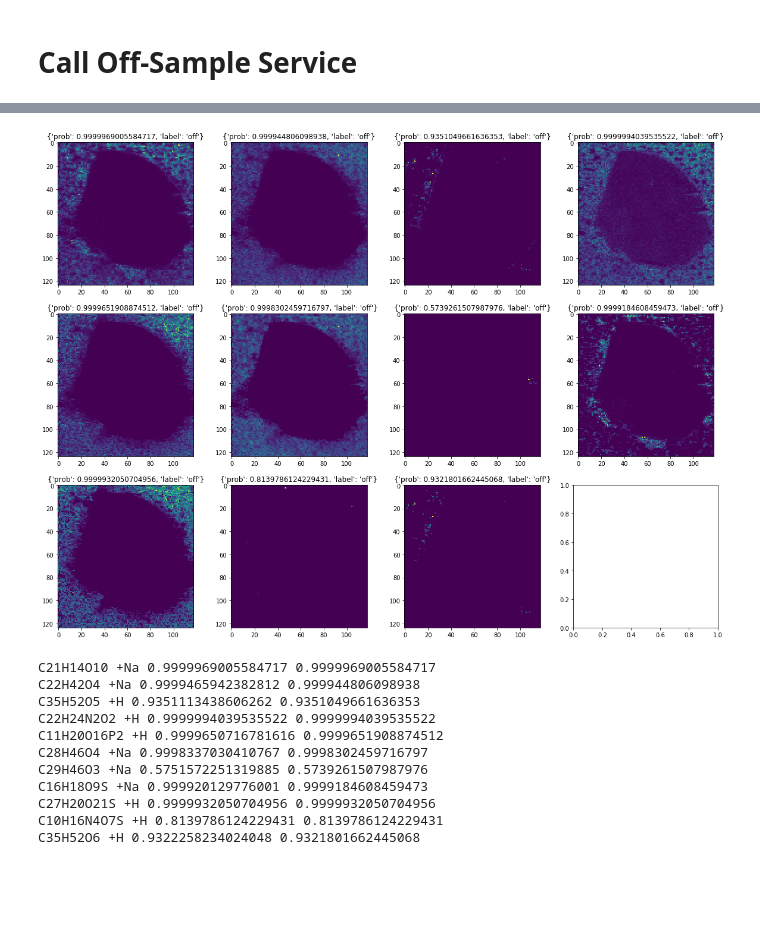
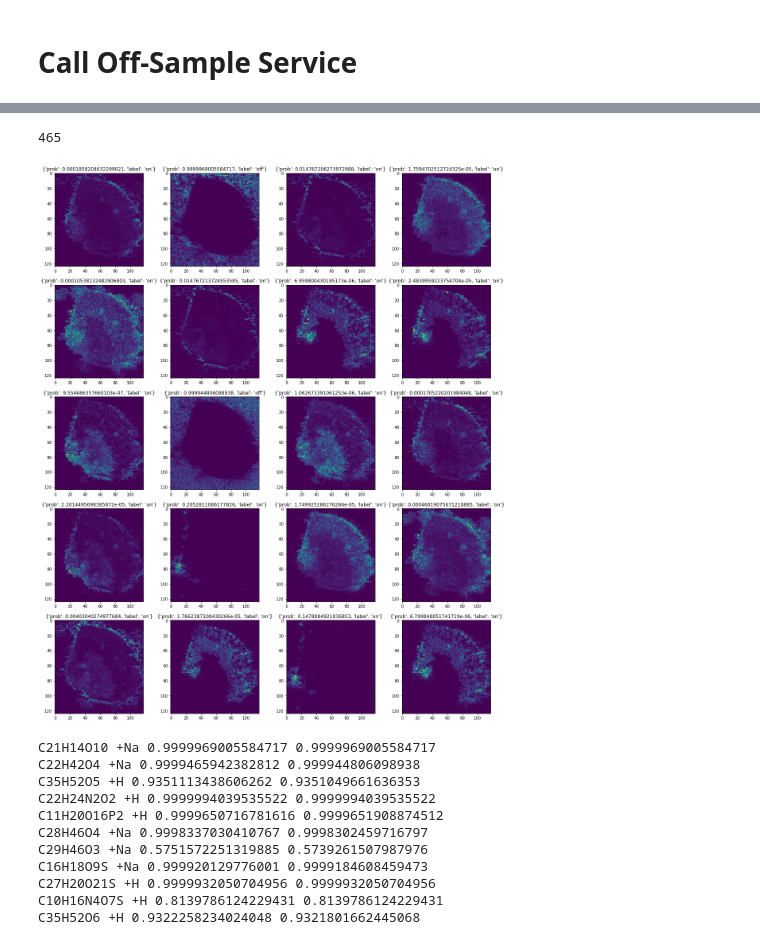
Before and after one commit to metaspace2020/metaspace, a Jupyter notebook: metaspace/python-client/example/explore_off_sample_results.ipynb, the cells around one changed output, grey strips where cells are left out. Drawn from its saved outputs; the diff is of its cells as text; code cells hidden in the pictures; blank space fills up the shorter version.

Commit message:
update off sample wrapper to use pool of threads to talk to API
* updated the example notebook in python-client

```diff
--- a/metaspace/python-client/example/explore_off_sample_results.ipynb
+++ b/metaspace/python-client/example/explore_off_sample_results.ipynb
@@ -86,14 +109,0 @@ len(off_sample_preds), len(ds_images)
-# %%
-ann_docs = []
-for img in ds_images:
-    formula = img._sf
-    adduct = img._adduct
-    pred = off_sample_preds[(formula, adduct)]
-    ann_docs.append({
-        'formula': formula,
-        'adduct': adduct,
-        'image': next(iter(img)),
-        'image_url': img._urls[0],
-        **pred
-    })
-len(ann_docs)
@@ -168,0 +194,3 @@ from sm.engine import off_sample_wrapper
+# %%
+images = [d['image'] for d in ann_docs]
+len(images)
@@ -169,2 +203,3 @@ from sm.engine import off_sample_wrapper
 # %%
-off_sample_wrapper.api_endpoint = 'http://off-sample-api-load-balancer-630496755.eu-west-1.elb.amazonaws.com/off-sample'
+api_endpoint = 'http://off-sample-api-load-balancer-630496755.eu-west-1.elb.amazonaws.com/off-sample'
+classify_images = make_classify_images(api_endpoint, numpy_to_pil)
@@ -190,0 +206,3 @@ preds
+# %%
+%%time
+preds = classify_images(images)
@@ -191,7 +212,11 @@ preds
+# %%
+len(preds)
+# %% [output]
+465
 # %%
-plot_images(off_images, preds)
+plot_images(images, preds)
 # %% [output]
-[figure, old version]
+[figure, new version]
 # %%
 for ann, pred in zip(off_ann_docs, preds):
     print(ann['formula'], ann['adduct'], ann['prob'], pred['prob'])
```
Also changed, not shown: parts of 21 cells of this notebook, 3 other files.
